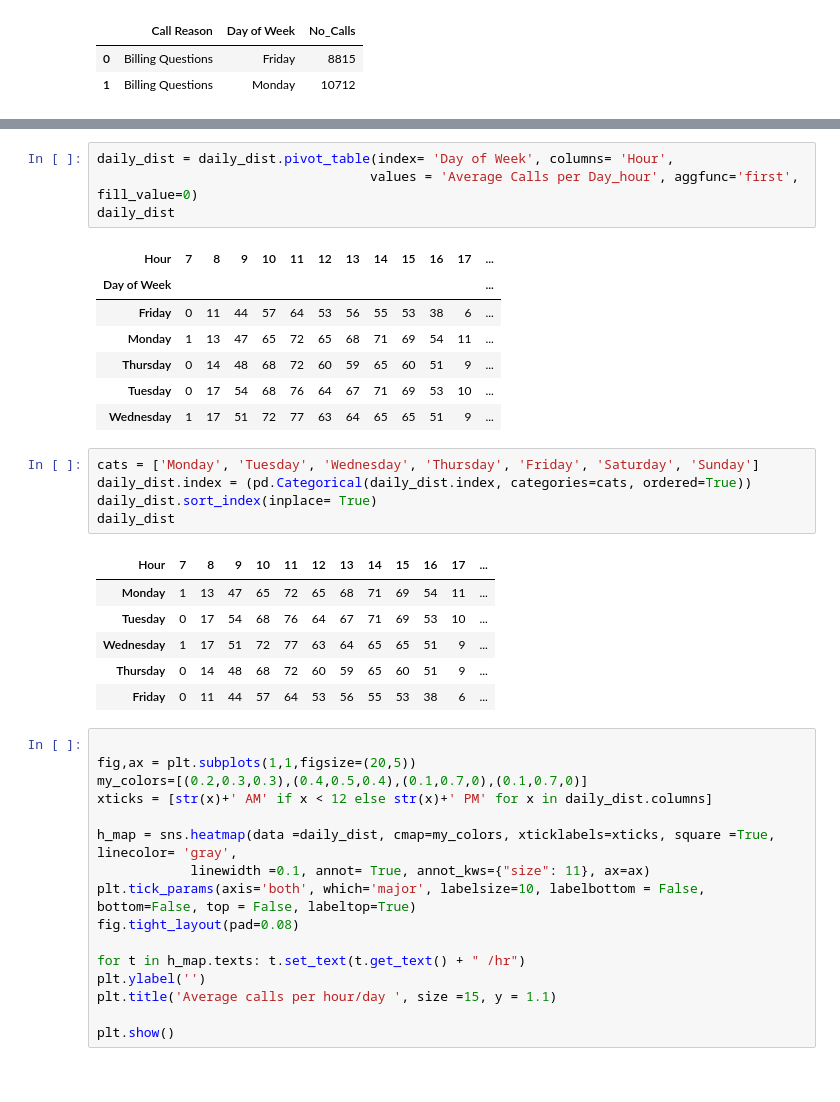
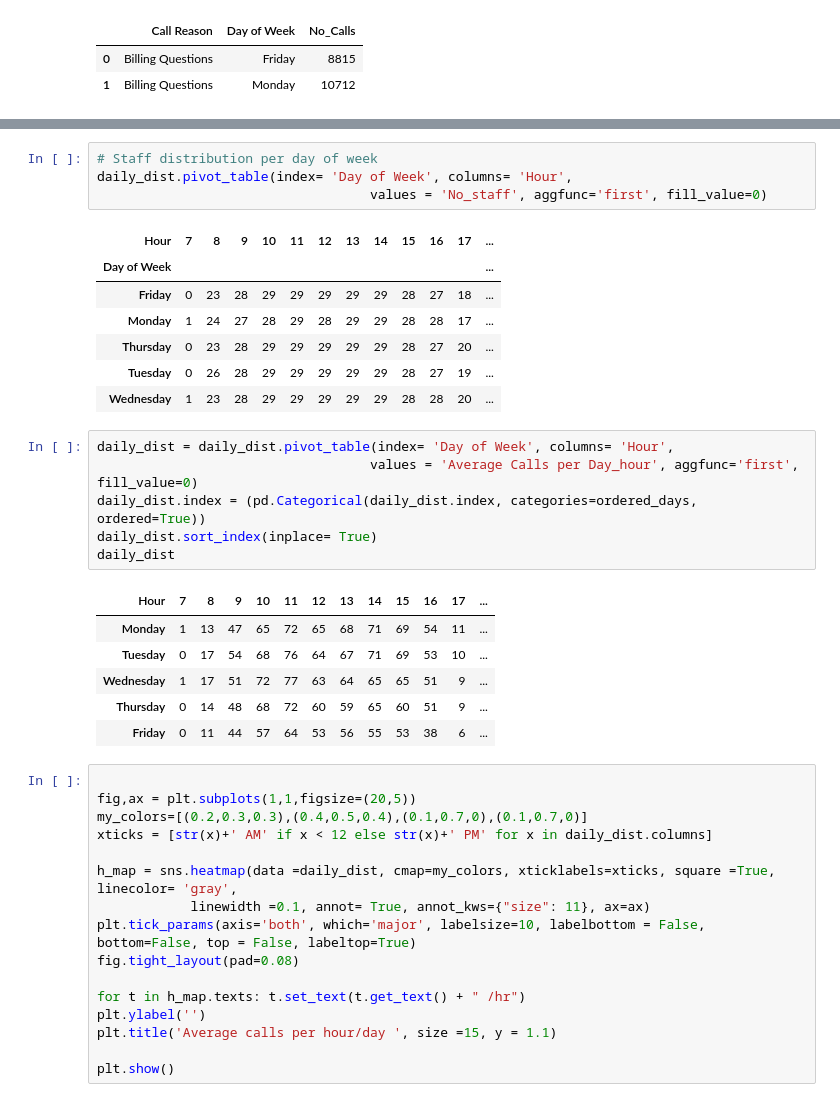
Before and after one commit to diana-kungu/RWDF, a Jupyter notebook: Call Center Operations Analytics/call_center.ipynb, the cells around one changed output, grey strips where cells are left out. Saved outputs shown, nothing was run; the diff lists cells and outputs as text.

```diff
--- a/Call Center Operations Analytics/call_center.ipynb
+++ b/Call Center Operations Analytics/call_center.ipynb
@@ -162,27 +197,28 @@ daily_dist
+# %%
+# Staff distribution per day of week
+daily_dist.pivot_table(index= 'Day of Week', columns= 'Hour',
+                                   values = 'No_staff', aggfunc='first', fill_value=0)
+# %% [output]
+| Hour | 7 | 8 | 9 | 10 | 11 | 12 | 13 | 14 | 15 | 16 | 17 | ... |
+| Day of Week |  |  |  |  |  |  |  |  |  |  |  | ... |
+| Friday | 0 | 23 | 28 | 29 | 29 | 29 | 29 | 29 | 28 | 27 | 18 | ... |
+| Monday | 1 | 24 | 27 | 28 | 29 | 28 | 29 | 29 | 28 | 28 | 17 | ... |
+| Thursday | 0 | 23 | 28 | 29 | 29 | 29 | 29 | 29 | 28 | 27 | 20 | ... |
+| Tuesday | 0 | 26 | 28 | 29 | 29 | 29 | 29 | 29 | 28 | 27 | 19 | ... |
+| Wednesday | 1 | 23 | 28 | 29 | 29 | 29 | 29 | 29 | 28 | 28 | 20 | ... |
 # %%
 daily_dist = daily_dist.pivot_table(index= 'Day of Week', columns= 'Hour',
                                    values = 'Average Calls per Day_hour', aggfunc='first', fill_value=0)
+daily_dist.index = (pd.Categorical(daily_dist.index, categories=ordered_days, ordered=True))
+daily_dist.sort_index(inplace= True)
 daily_dist
 # %% [output]
 | Hour | 7 | 8 | 9 | 10 | 11 | 12 | 13 | 14 | 15 | 16 | 17 | ... |
-| Day of Week |  |  |  |  |  |  |  |  |  |  |  | ... |
-| Friday | 0 | 11 | 44 | 57 | 64 | 53 | 56 | 55 | 53 | 38 | 6 | ... |
 | Monday | 1 | 13 | 47 | 65 | 72 | 65 | 68 | 71 | 69 | 54 | 11 | ... |
-| Thursday | 0 | 14 | 48 | 68 | 72 | 60 | 59 | 65 | 60 | 51 | 9 | ... |
 | Tuesday | 0 | 17 | 54 | 68 | 76 | 64 | 67 | 71 | 69 | 53 | 10 | ... |
 | Wednesday | 1 | 17 | 51 | 72 | 77 | 63 | 64 | 65 | 65 | 51 | 9 | ... |
+| Thursday | 0 | 14 | 48 | 68 | 72 | 60 | 59 | 65 | 60 | 51 | 9 | ... |
+| Friday | 0 | 11 | 44 | 57 | 64 | 53 | 56 | 55 | 53 | 38 | 6 | ... |
-# %%
-cats = ['Monday', 'Tuesday', 'Wednesday', 'Thursday', 'Friday', 'Saturday', 'Sunday']
-daily_dist.index = (pd.Categorical(daily_dist.index, categories=cats, ordered=True))
-daily_dist.sort_index(inplace= True)
-daily_dist
-# %% [output]
-| Hour | 7 | 8 | 9 | 10 | 11 | 12 | 13 | 14 | 15 | 16 | 17 | ... |
-| Monday | 1 | 13 | 47 | 65 | 72 | 65 | 68 | 71 | 69 | 54 | 11 | ... |
-| Tuesday | 0 | 17 | 54 | 68 | 76 | 64 | 67 | 71 | 69 | 53 | 10 | ... |
-| Wednesday | 1 | 17 | 51 | 72 | 77 | 63 | 64 | 65 | 65 | 51 | 9 | ... |
-| Thursday | 0 | 14 | 48 | 68 | 72 | 60 | 59 | 65 | 60 | 51 | 9 | ... |
-| Friday | 0 | 11 | 44 | 57 | 64 | 53 | 56 | 55 | 53 | 38 | 6 | ... |
 # %%
 
 fig,ax = plt.subplots(1,1,figsize=(20,5))
```
Also changed, not shown: parts of 17 cells of this notebook.
